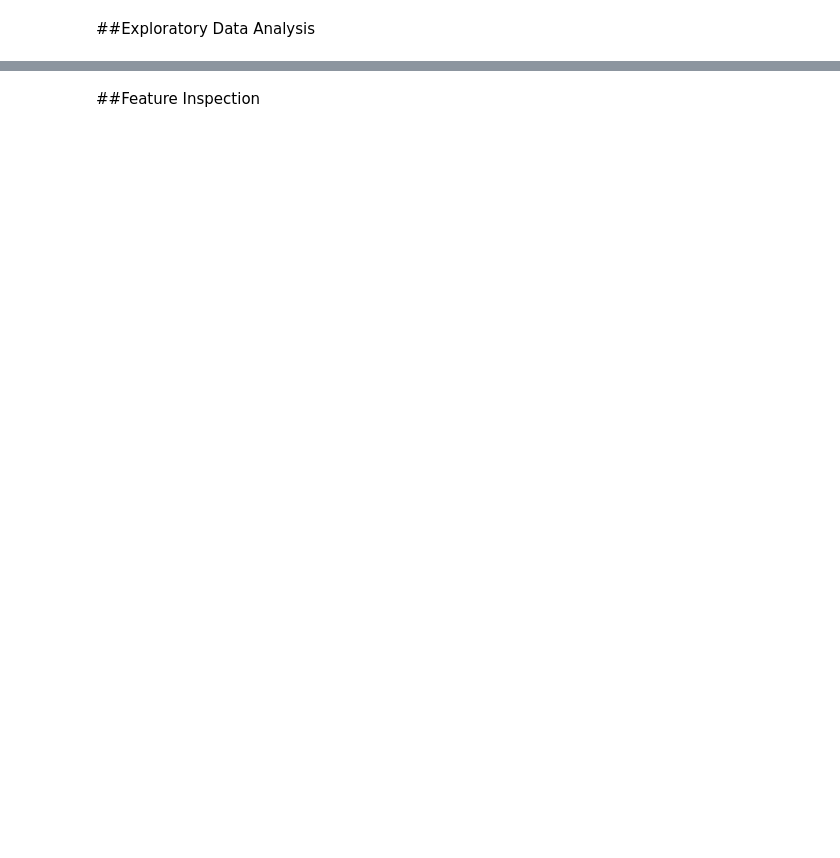
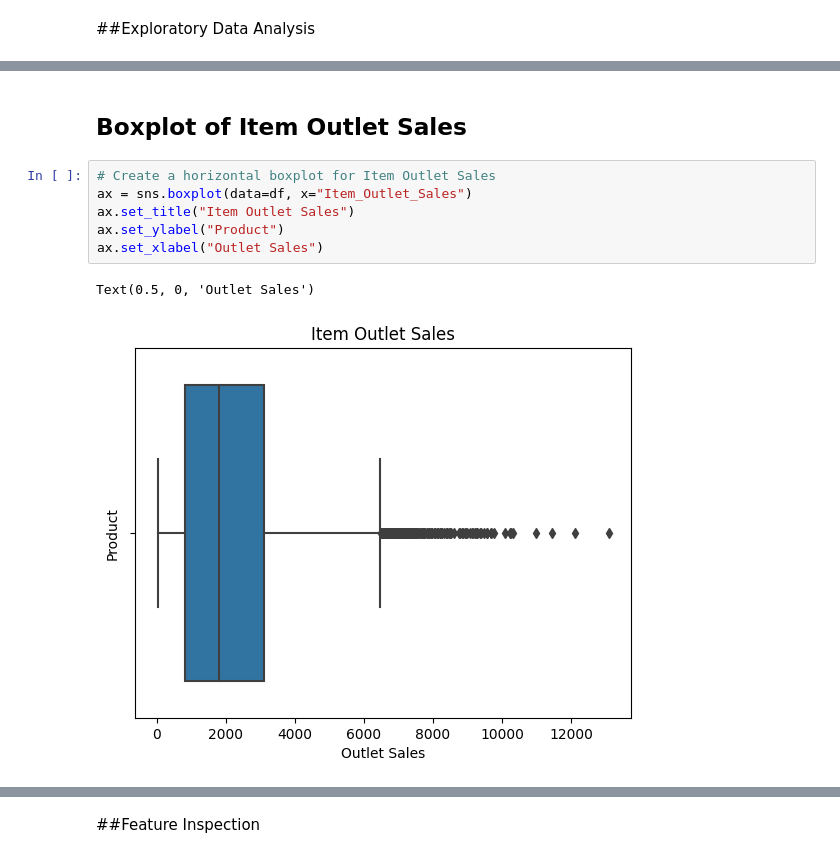
Before and after one commit to vcnzx/Prediction-Of-Product-Sales, a Jupyter notebook: Prediction_of_Product_Sales.ipynb, the cells around one changed output, grey strips where cells are left out. Cells and saved outputs as stored; diff of their text form; blank space fills up the shorter version.

```diff
--- a/Prediction_of_Product_Sales.ipynb
+++ b/Prediction_of_Product_Sales.ipynb
@@ -239,0 +282,11 @@ stats.loc[['mean','min','max']]
+# %% [markdown]
+## Boxplot of Item Outlet Sales
+# %%
+# Create a horizontal boxplot for Item Outlet Sales
+ax = sns.boxplot(data=df, x="Item_Outlet_Sales")
+ax.set_title("Item Outlet Sales")
+ax.set_ylabel("Product")
+ax.set_xlabel("Outlet Sales")
+# %% [output]
+Text(0.5, 0, 'Outlet Sales')
+[figure, added]
```
Also changed, not shown: parts of 16 cells of this notebook.
